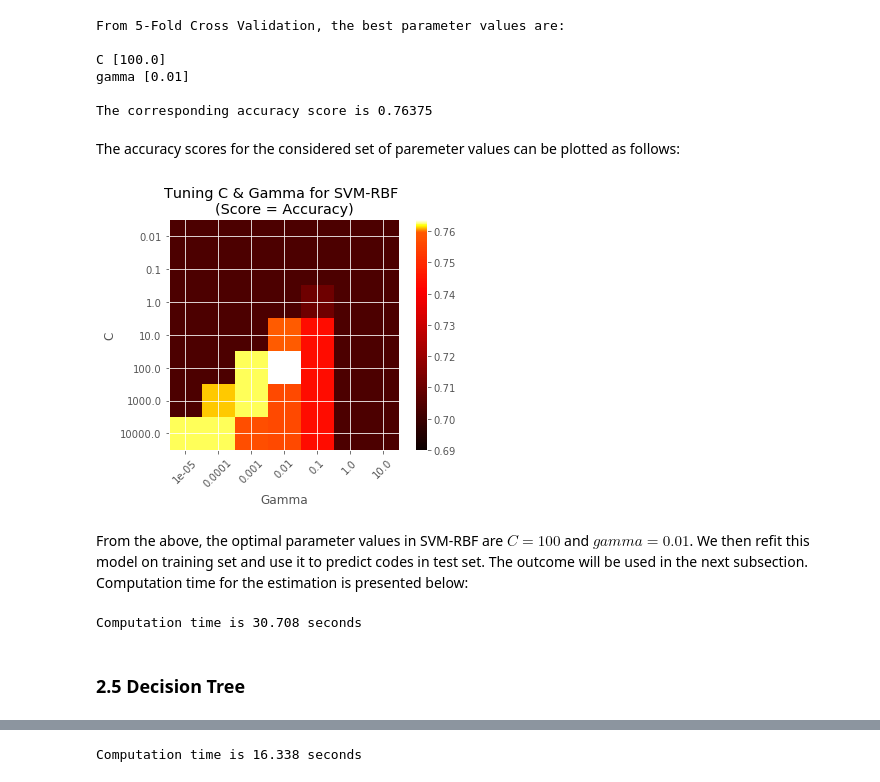
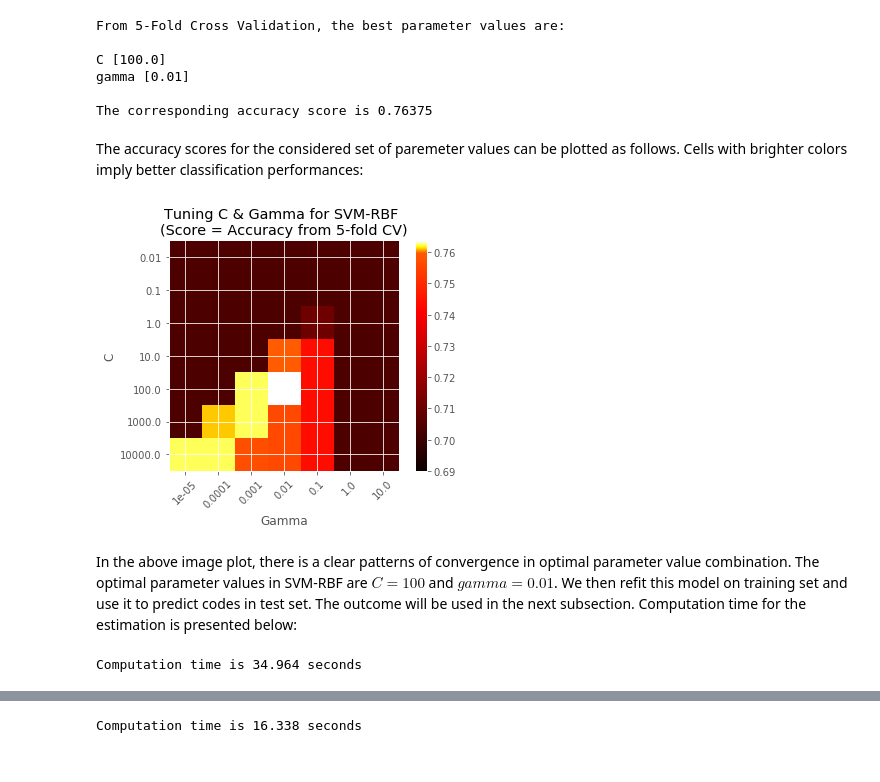
Before and after one commit to gentok/Political_Headlines_Project, a Jupyter notebook: notebooks/STA208_Supervised_Learning.ipynb, the cells around one changed output, grey strips where cells are left out. Saved outputs shown, nothing was run; the diff lists cells and outputs as text; code cells hidden in the pictures.

```diff
--- a/notebooks/STA208_Supervised_Learning.ipynb
+++ b/notebooks/STA208_Supervised_Learning.ipynb
@@ -306,31 +321,29 @@ gamma [0.01]
 
 The corresponding accuracy score is 0.76375
 # %% [markdown]
-The accuracy scores for the considered set of paremeter values can be plotted as follows:
+The accuracy scores for the considered set of paremeter values can be plotted as follows. Cells with brighter colors imply better classification performances:
 # %%
 ## Plot Validation Result
 plt.figure(figsize=(6, 4))
 plt.subplots_adjust(left=.2, right=0.95, bottom=0.15, top=0.95)
 plt.imshow(scores_svm, interpolation='nearest', cmap=plt.cm.hot,
            norm=MidpointNormalize(vmin=0.69, midpoint=0.76))
 plt.xlabel('Gamma'); plt.ylabel('C')
 plt.colorbar()
 plt.xticks(np.arange(len(values2_svm)), values2_svm, rotation=45)
 plt.yticks(np.arange(len(values1_svm)), values1_svm)
-plt.title('Tuning C & Gamma for SVM-RBF \n(Score = Accuracy)')
+plt.title('Tuning C & Gamma for SVM-RBF \n(Score = Accuracy from 5-fold CV)')
 plt.show()
 # %% [output]
-[figure, old version]
+[figure, new version]
 # %% [markdown]
-From the above, the optimal parameter values in SVM-RBF are $C = 100$ and $gamma = 0.01$. We then refit this model on training set and use it to predict codes in test set. The outcome will be used in the next subsection. Computation time for the estimation is presented below:
+In the above image plot, there is a clear patterns of convergence in optimal parameter value combination. The optimal parameter values in SVM-RBF are $C = 100$ and $gamma = 0.01$. We then refit this model on training set and use it to predict codes in test set. The outcome will be used in the next subsection. Computation time for the estimation is presented below:
 # %%
 start = trec()
 ## On Test Set
 svmcl = SVC(probability=True, C = 100, gamma = 0.01)
 svmfpr, svmtpr, svmrocauc, svmprec, svmrec, svmprauc = gk.class_onestep_auc(X_train, y_train, X_test, y_test, svmcl)
-time = trec() - start
-print('Computation time is %0.3f seconds' % time)
+time_svm = trec() - start
+print('Computation time is %0.3f seconds' % time_svm)
 # %% [output]
-Computation time is 30.708 seconds
+Computation time is 34.964 seconds
-# %% [markdown]
-### 2.5 Decision Tree
```
Also changed, not shown: parts of 77 cells of this notebook, 4 other files.
